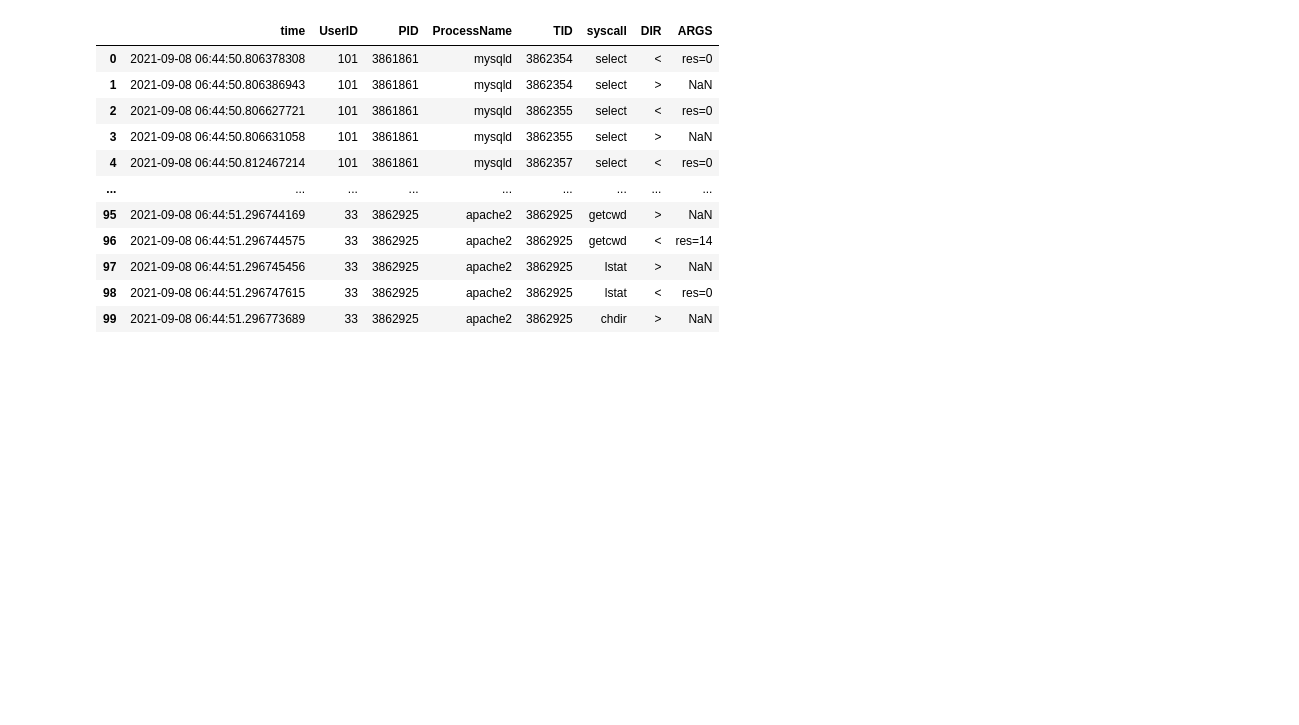
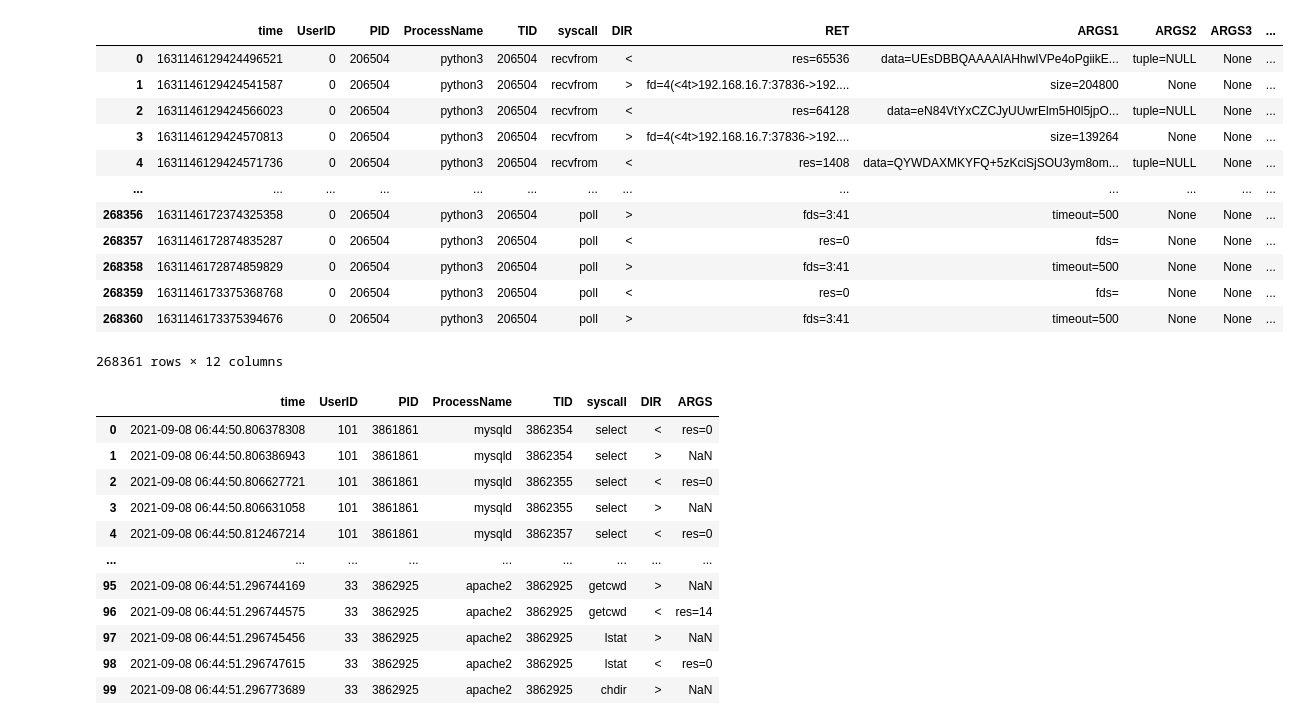
Before and after one commit to paperg/LID-DS-RAW, a Jupyter notebook: tools/analyze/syscall.ipynb, the cells around one changed output. Saved outputs shown, nothing was run; the diff lists cells and outputs as text; code cells hidden in the pictures; blank space fills up the shorter version.

```diff
--- a/tools/analyze/syscall.ipynb
+++ b/tools/analyze/syscall.ipynb
@@ -18,3 +77,30 @@ test_normal_df = pd.read_pickle(os.path.join(save_file_path,  'DF_test_normal.pk
+# %%
+
+scenario_name = "CWE-89-SQL-injection"
+TIME_PERIOD = 1
+TIME_INTERVAL = '1MS'
+save_file_path = os.path.join('K:/hids/LID-DS-master/tools/out', scenario_name)
+with zipfile.ZipFile('L:/hids/dataSet/ZipSlip/test/normal/thoughtless_hamilton_4444.zip', 'r') as zipped:
+    with zipped.open('thoughtless_hamilton_4444' + '.sc') as unzipped:
+        df = pd.read_csv(unzipped, delim_whitespace=True, index_col=False, error_bad_lines=False,engine='python',
+                                         names=['time', 'UserID', 'PID', 'ProcessName', 'TID', 'syscall', 'DIR', 'RET',
+                                                'ARGS1', 'ARGS2', 'ARGS3', 'ARGS4'])
+# %%
+df
+# %% [output]
+|  | time | UserID | PID | ProcessName | TID | syscall | DIR | RET | ARGS1 | ARGS2 | ARGS3 | ... |
+| 0 | 1631146129424496521 | 0 | 206504 | python3 | 206504 | recvfrom | < | res=65536 | data=UEsDBBQAAAAIAHhwIVPe4oPgiikE... | tuple=NULL | None | ... |
+| 1 | 1631146129424541587 | 0 | 206504 | python3 | 206504 | recvfrom | > | fd=4(<4t>192.168.16.7:37836->192.... | size=204800 | None | None | ... |
+| 2 | 1631146129424566023 | 0 | 206504 | python3 | 206504 | recvfrom | < | res=64128 | data=eN84VtYxCZCJyUUwrElm5H0l5jpO... | tuple=NULL | None | ... |
+| 3 | 1631146129424570813 | 0 | 206504 | python3 | 206504 | recvfrom | > | fd=4(<4t>192.168.16.7:37836->192.... | size=139264 | None | None | ... |
+| 4 | 1631146129424571736 | 0 | 206504 | python3 | 206504 | recvfrom | < | res=1408 | data=QYWDAXMKYFQ+5zKciSjSOU3ym8om... | tuple=NULL | None | ... |
+| ... | ... | ... | ... | ... | ... | ... | ... | ... | ... | ... | ... | ... |
+| 268356 | 1631146172374325358 | 0 | 206504 | python3 | 206504 | poll | > | fds=3:41 | timeout=500 | None | None | ... |
+| 268357 | 1631146172874835287 | 0 | 206504 | python3 | 206504 | poll | < | res=0 | fds= | None | None | ... |
+| 268358 | 1631146172874859829 | 0 | 206504 | python3 | 206504 | poll | > | fds=3:41 | timeout=500 | None | None | ... |
+| 268359 | 1631146173375368768 | 0 | 206504 | python3 | 206504 | poll | < | res=0 | fds= | None | None | ... |
+| 268360 | 1631146173375394676 | 0 | 206504 | python3 | 206504 | poll | > | fds=3:41 | timeout=500 | None | None | ... |
+268361 rows × 12 columns
 # %%
 test_normal_df.time = pd.to_datetime(test_normal_df['time'])
 # %%
```
Also changed, not shown: parts of 6 cells of this notebook, 26 other files.
